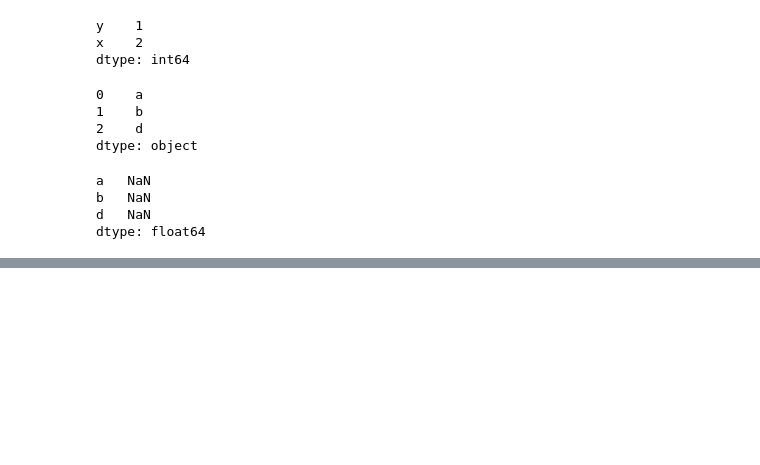
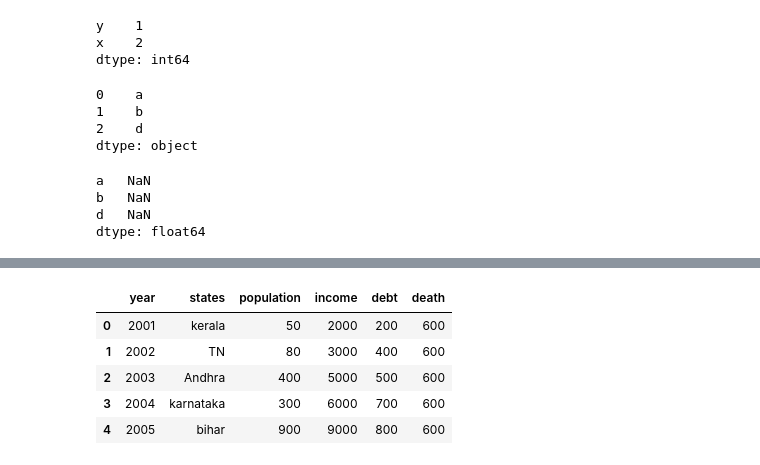
Before and after one commit to Syamkrishna123/python_datascience_libraries, a Jupyter notebook: pandasForDataScience.ipynb, the cells around one changed output, grey strips where cells are left out. Drawn from its saved outputs; the diff is of its cells as text; code cells hidden in the pictures; blank space fills up the shorter version.

```diff
--- a/pandasForDataScience.ipynb
+++ b/pandasForDataScience.ipynb
@@ -172,0 +254,10 @@ dtype: float64
+# %%
+pop_data1['death']=600
+pop_data1
+# %% [output]
+|  | year | states | population | income | debt | death |
+| 0 | 2001 | kerala | 50 | 2000 | 200 | 600 |
+| 1 | 2002 | TN | 80 | 3000 | 400 | 600 |
+| 2 | 2003 | Andhra | 400 | 5000 | 500 | 600 |
+| 3 | 2004 | karnataka | 300 | 6000 | 700 | 600 |
+| 4 | 2005 | bihar | 900 | 9000 | 800 | 600 |
```
Also changed, not shown: parts of 19 cells of this notebook, 2 other files.
